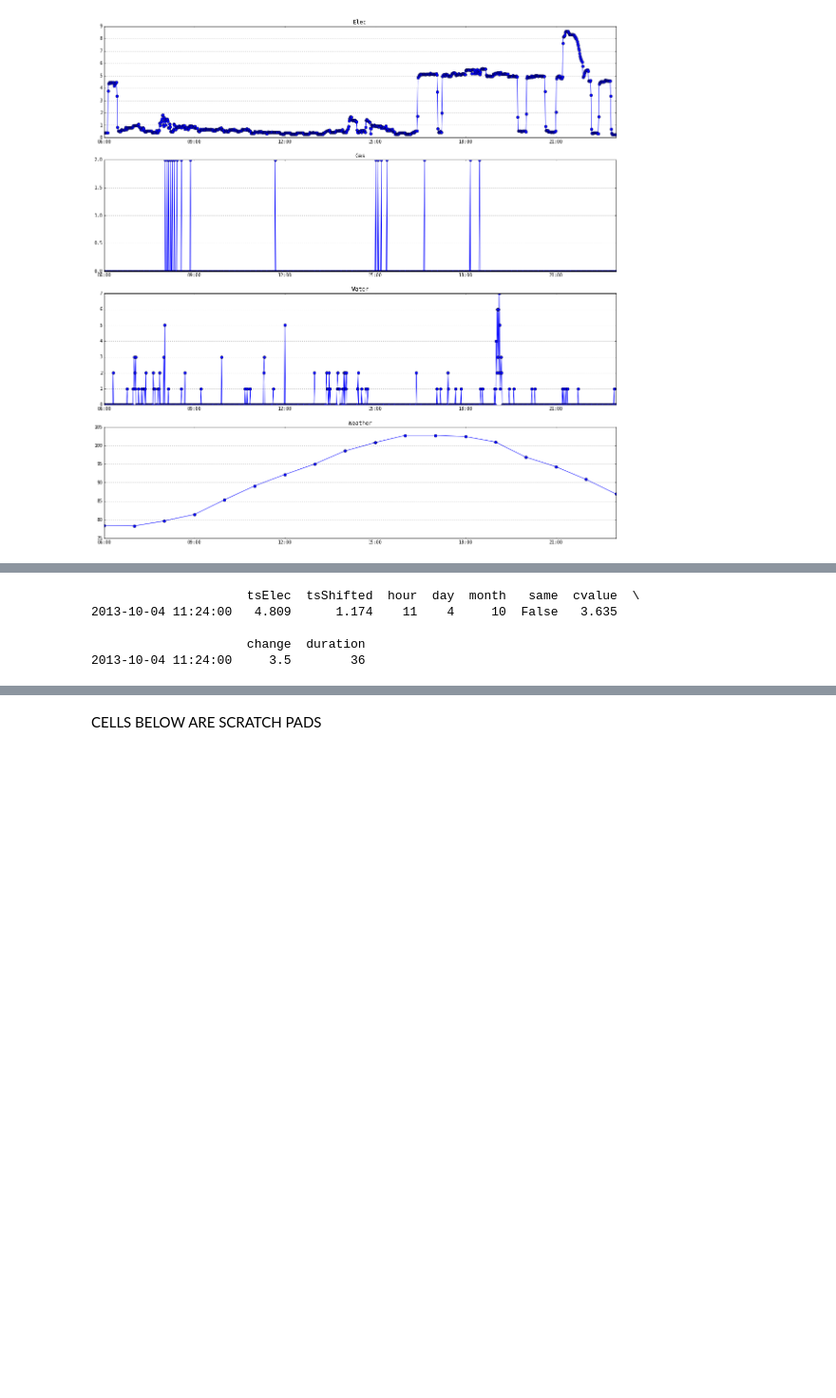
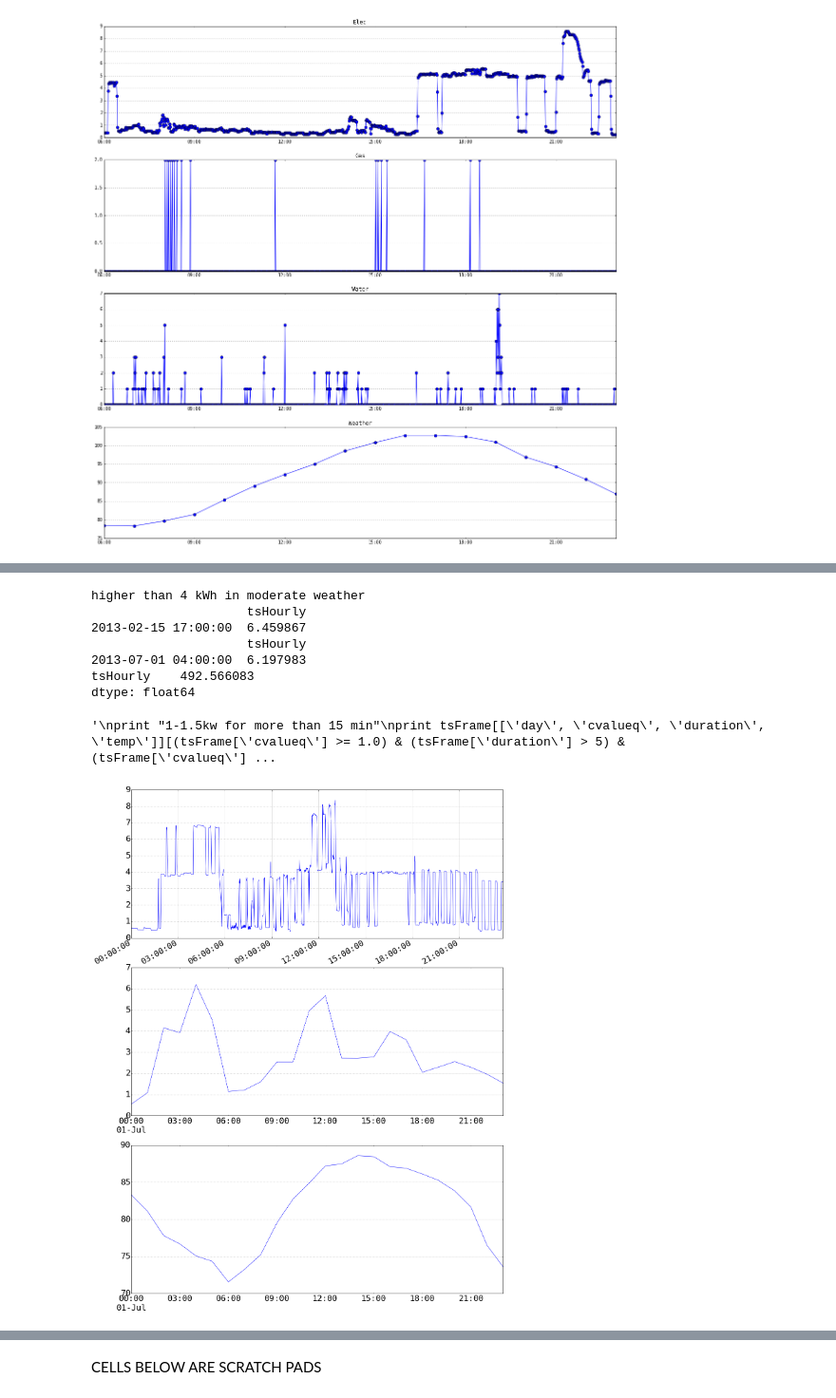
Before and after one commit to lkirch/energy-dashboard, a Jupyter notebook: Python-code/pecan_electricity_processor.ipynb, the cells around one changed output, grey strips where cells are left out. Shown: that part at 95% size. Drawn from its saved outputs; the diff is of its cells as text; code cells hidden in the pictures; blank space fills up the shorter version.

```diff
--- a/Python-code/pecan_electricity_processor.ipynb
+++ b/Python-code/pecan_electricity_processor.ipynb
@@ -131,9 +143,9 @@ if (os.path.isfile(year+'_summary.csv')):  # if a prior summary file exits, use
 else:
     summaryfound = False
 # %%
-forcehomeid = False
+forcehomeid = True
 if (forcehomeid):
-    homeidlist = ['7866']
+    homeidlist = ['545']  #7866
     num_homes = 1
     homeid = homeidlist[0]
 # %%
@@ -1058,13 +1071,53 @@ cvaluesQuantized[mydaybeg:mydayend].plot(ax=ax12[1])
-# %%
-# Anomaly Detection
-print tsFrame[(tsFrame['change'] > 2.5) & (tsFrame['duration'] > 30) & \
-              (tsFrame['day'] < 5) & (tsFrame['hour'] < 13) & (tsFrame['hour'] > 6)]
-#print tsFrame[(tsFrame['cvalueq'] >= 5) & (tsFrame['runlen'] > 1)]
-#print tsFrame[(tsFrame['cvalueq'] >= 0.2) & (tsFrame['runlen'] >= 10)  & (tsFrame['cvalueq'] <=0.5) & (tsFrame['runlen'] <= 30)]
-#print tsFrame[(tsFrame['cvalueq'] == 4) & (tsFrame['runlen'] >= 10)]
-# %% [output]
-                     tsElec  tsShifted  hour  day  month   same  cvalue  \
-2013-10-04 11:24:00   4.809      1.174    11    4     10  False   3.635
-
-                     change  duration
-2013-10-04 11:24:00     3.5        36
+# %%
+# Anomaly Detection
+#fig13 = plt.figure(figsize=(20,20))
+#ax13 = fig13.add_subplot(111, projection='3d')
+#ax13 = fig13.add_subplot(111)
+#ax13.scatter(tsFrame['month'][tsFrame['cvalueq'] > 5],  tsFrame['cvalueq'][tsFrame['cvalueq'] > 5])
+#plt.scatter(tsFrame['day'][tsFrame['cvalueq'] > 0], tsFrame['cvalueq'][tsFrame['cvalueq'] > 0], tsFrame['duration'][tsFrame['cvalueq'] > 0])
+
+tsHFrame = DataFrame({'tsHourly':tsHourly.values, 'temp':tsWeather.values}, index=tsHourly.index)
+tsHFrame['hour'] = tsHFrame.index.hour
+tsHFrame['day'] = tsHFrame.index.weekday
+tsHFrame['month'] = tsHFrame.index.month
+
+print "higher than 4 kWh in moderate weather"
+print tsHFrame[['tsHourly']][(tsHFrame['tsHourly'] > 6) & (tsHFrame['temp'] >= 30) & (tsHFrame['temp'] < 60)]
+print tsHFrame[['tsHourly']][(tsHFrame['tsHourly'] > 6) & (tsHFrame['temp'] >= 70) & (tsHFrame['temp'] < 76)]
+print tsHFrame[['tsHourly']][(tsHFrame['tsHourly'] > 6) & (tsHFrame['temp'] >= 80) & (tsHFrame['temp'] < 110)].sum()
+
+
+myday = '2013-07-01'
+myeday = '2013-07-01'
+mytime = ' 00:00'
+myetime = ' 23:50'
+
+fig12, ax12 = plt.subplots(3, 1, figsize=(20,30))
+tsElec[myday+mytime:myeday+myetime].plot(ax=ax12[0])
+tsHourly[myday+mytime:myeday+myetime].plot(ax=ax12[1])
+tsWeather[myday+mytime:myeday+myetime].plot(ax=ax12[2])
+
+'''
+print "1-1.5kw for more than 15 min"
+print tsFrame[['day', 'cvalueq', 'duration', 'temp']][(tsFrame['cvalueq'] >= 1.0) & (tsFrame['duration'] > 5) & \
+              (tsFrame['cvalueq'] <= 1.5) & (tsFrame['hour'] > 17) & (tsFrame['hour'] < 20)]
+
+print "higher than 6 for more than 30 min"
+print tsFrame[['day', 'cvalueq', 'duration', 'temp']][(tsFrame['cvalueq'] >= 6) & (tsFrame['duration'] > 30)]
+
+print "higher than 8 for more than 5"
+print tsFrame[['day', 'cvalueq', 'duration', 'temp']][(tsFrame['cvalueq'] >= 10) & (tsFrame['duration'] > 5)]
+
+#print tsFrame[(tsFrame['cvalueq'] >= 0.2) & (tsFrame['runlen'] >= 10)  & (tsFrame['cvalueq'] <=0.5) & (tsFrame['runlen'] <= 30)]
+#print tsFrame[(tsFrame['cvalueq'] == 4) & (tsFrame['runlen'] >= 10)]
+'''
+# %% [output]
+higher than 4 kWh in moderate weather
+                     tsHourly
+2013-02-15 17:00:00  6.459867
+                     tsHourly
+2013-07-01 04:00:00  6.197983
+tsHourly    492.566083
+dtype: float64
+'\nprint "1-1.5kw for more than 15 min"\nprint tsFrame[[\'day\', \'cvalueq\', \'duration\', \'temp\']][(tsFrame[\'cvalueq\'] >= 1.0) & (tsFrame[\'duration\'] > 5) &               (tsFrame[\'cvalueq\'] ...
+[figure, added]
```
Also changed, not shown: parts of 22 cells of this notebook.
